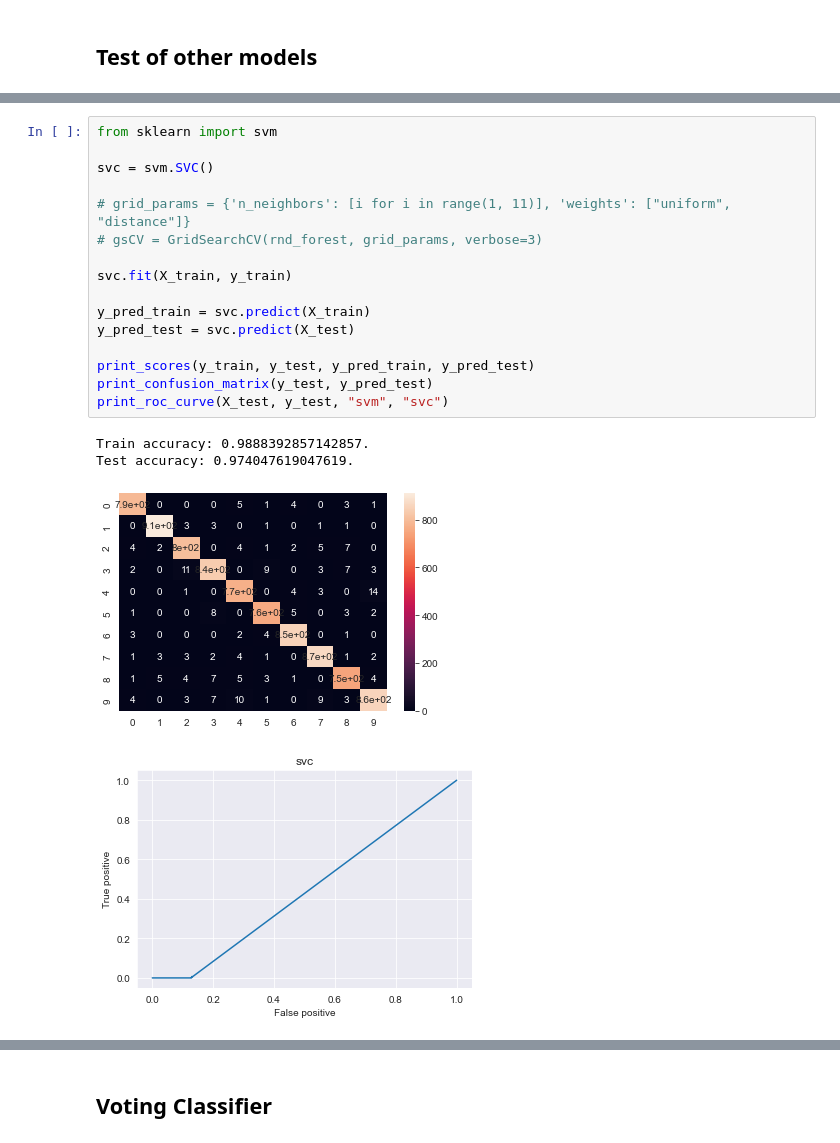
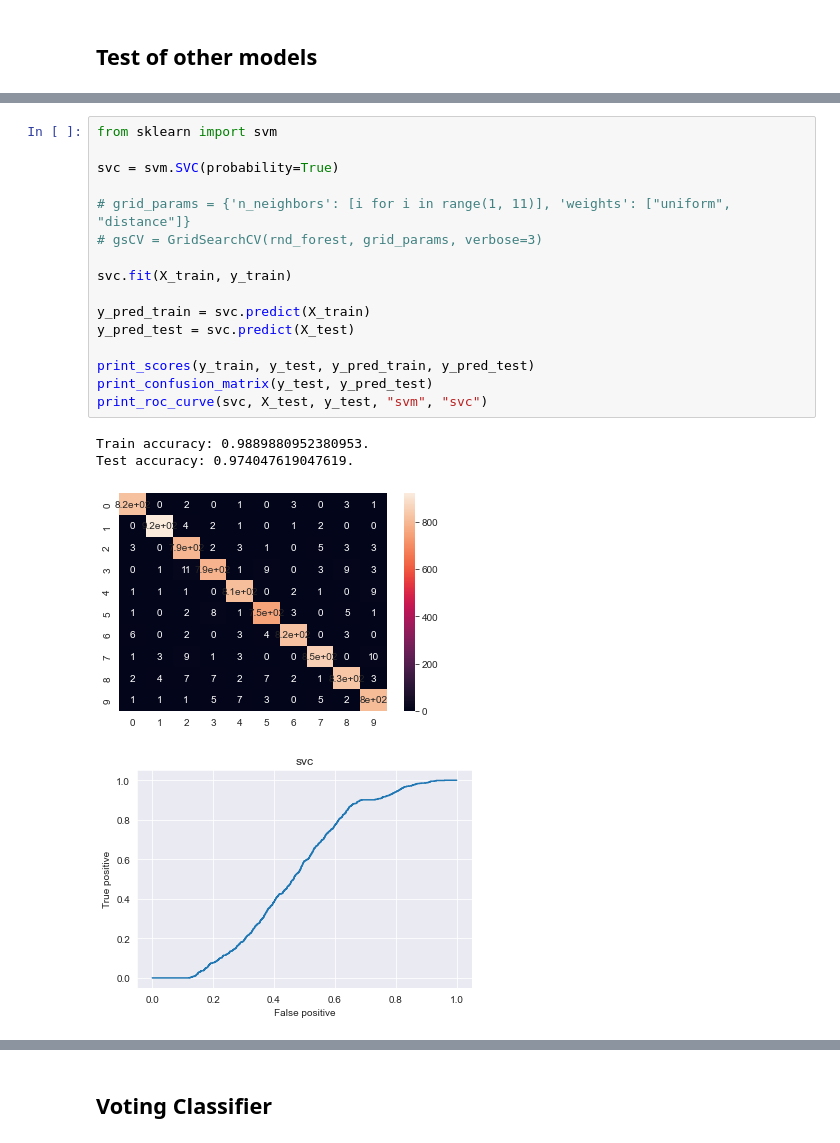
Before and after one commit to Im-Rises/digit_recognizer_ml, a Jupyter notebook: main_kaggle.ipynb, the cells around one changed output, grey strips where cells are left out. Drawn from its saved outputs; the diff is of its cells as text.

```diff
--- a/main_kaggle.ipynb
+++ b/main_kaggle.ipynb
@@ -228,24 +228,24 @@ Test accuracy: 0.9602380952380952.
 # %%
 from sklearn import svm
 
-svc = svm.SVC()
+svc = svm.SVC(probability=True)
 
 # grid_params = {'n_neighbors': [i for i in range(1, 11)], 'weights': ["uniform", "distance"]}
 # gsCV = GridSearchCV(rnd_forest, grid_params, verbose=3)
 
 svc.fit(X_train, y_train)
 
 y_pred_train = svc.predict(X_train)
 y_pred_test = svc.predict(X_test)
 
 print_scores(y_train, y_test, y_pred_train, y_pred_test)
 print_confusion_matrix(y_test, y_pred_test)
-print_roc_curve(X_test, y_test, "svm", "svc")
+print_roc_curve(svc, X_test, y_test, "svm", "svc")
 # %% [output]
-Train accuracy: 0.9888392857142857.
+Train accuracy: 0.9889880952380953.
 Test accuracy: 0.974047619047619.
-[figure, old version]
+[figure, new version]
-[figure, old version]
+[figure, new version]
 # %%
 from sklearn.tree import DecisionTreeClassifier
 
```
Also changed, not shown: parts of 11 cells of this notebook.
